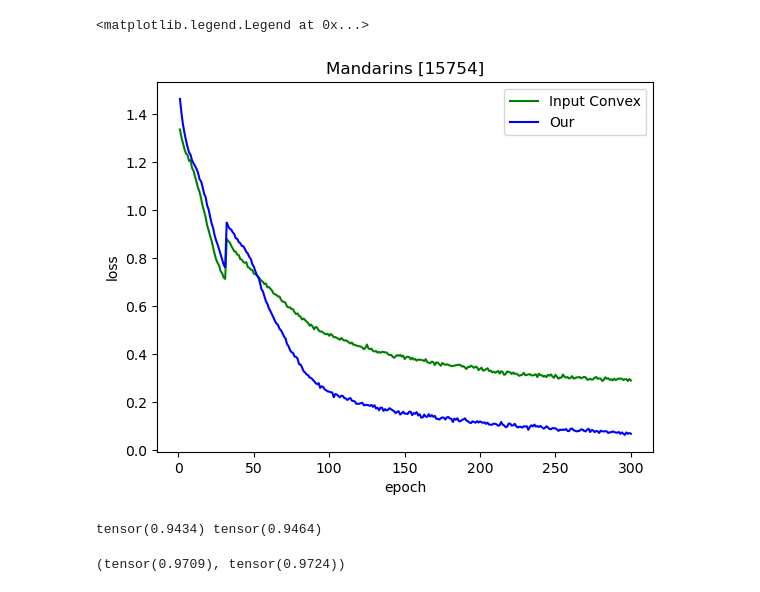
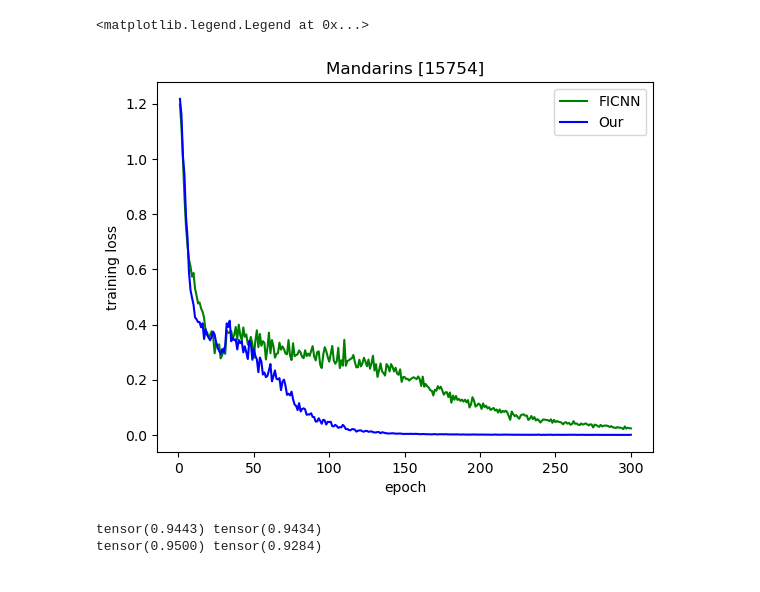
Before and after one commit to Sp00nyMan/Path-Connected-Segmentation-Network, a Jupyter notebook: main.ipynb, the cells around one changed output. Drawn from its saved outputs; the diff is of its cells as text; code cells hidden in the pictures.

```diff
--- a/main.ipynb
+++ b/main.ipynb
@@ -68,22 +10,20 @@ plt.show()
 # %%
 from matplotlib import pyplot as plt
 import pandas as pd
-df = pd.read_csv(r".snapshots/log_mandarins_convex.csv", index_col="epoch")
+df = pd.read_csv(r".snapshots/mandarins_convex_teacher/log.csv", index_col="epoch")
 loss_convex = df["train_loss"]
-df = pd.read_csv(r".snapshots/log_mandarins_connected.csv", index_col="epoch")
+df = pd.read_csv(r".snapshots/mandarins_pc_teacher/log.csv", index_col="epoch")
 loss_connected = df["train_loss"]
 # %%
-end = 300
-# plt.plot(loss_fc[:end], c="r")
-plt.plot(loss_convex[:end], c="g")
-plt.plot(loss_connected[:end], c="b")
+plt.plot(loss_convex, c="g")
+plt.plot(loss_connected, c="b")
 plt.title("Mandarins [15754]")
 plt.xlabel("epoch")
-plt.ylabel("loss")
-plt.legend(["Input Convex", "Our"])
+plt.ylabel("training loss")
+plt.legend(["FICNN", "Our"])
 # %% [output]
 <matplotlib.legend.Legend at 0x...>
-[figure, old version]
+[figure, new version]
 # %%
 from utils.data_utils import ImageDataset
 from utils.log_save_utils import CheckpointManager
@@ -91,30 +31,40 @@ from models import Network, FlowNetwork
 import torch
 
 original_image = f"data/apples.png"
-all_dataset = ImageDataset(original_image, None, None, train=False)
+image_gt_fore = f"data/gt/apples_fore.png"
+image_gt_back = f"data/gt/apples_back.png"
 
-cm = CheckpointManager(".snapshots/", "plain_apples")
-plain = cm.load(Network(5), None)[0]
-plain_apples = plain(torch.tensor(all_dataset.data)).detach().round()
+ground_truth_apples = ImageDataset(original_image, image_gt_fore, image_gt_back)
+data = torch.tensor(ground_truth_apples.data[:, :2])
+labels = torch.tensor(ground_truth_apples.labels)
 
-cm = CheckpointManager(".snapshots/", "convex_apples")
+cm = CheckpointManager(".snapshots/apples_convex", "convex")
 convex = cm.load(Network(2, hidden_neurons=80, convex=True), None)[0]
-convex_apples = convex(torch.tensor(all_dataset.data[:, :2])).detach().round()
+convex_apples = convex(data).detach().round()
 
-cm = CheckpointManager(".snapshots/", "convex_apples_flow")
+cm = CheckpointManager(".snapshots/apples_convex_teacher", "convex")
 convex = cm.load(Network(2, hidden_neurons=80, convex=True), None)[0]
-cm = CheckpointManager(".snapshots/", "flow_apples")
+convex_apples_teacher = convex(data).detach().round()
+
+cm = CheckpointManager(".snapshots/apples_pc", "convex")
+convex = cm.load(Network(2, hidden_neurons=80, convex=True), None)[0]
+cm = CheckpointManager(".snapshots/apples_pc", "flow")
 flow = cm.load(FlowNetwork(2, 50), None)[0]
-flow_apples = convex(flow(torch.tensor(all_dataset.data[:, :2]))).detach().round()
+flow_apples = convex(flow(data)).detach().round()
+
+cm = CheckpointManager(".snapshots/apples_pc_teacher", "convex")
+convex = cm.load(Network(2, hidden_neurons=80, convex=True), None)[0]
+cm = CheckpointManager(".snapshots/apples_pc_teacher", "flow")
+flow = cm.load(FlowNetwork(2, 50), None)[0]
+flow_apples_teacher = convex(flow(data)).detach().round()
+
+from torchmetrics import JaccardIndex
+iou = JaccardIndex(task='binary', num_classes=2)
+print(iou(convex_apples, labels), iou(convex_apples_teacher, labels))
+print(iou(flow_apples, labels), iou(flow_apples_teacher, labels))
+# %% [output]
+tensor(0.9443) tensor(0.9434)
+tensor(0.9500) tensor(0.9284)
-# %%
-from torchmetrics import JaccardIndex, F1Score
-iou = JaccardIndex(task='binary', num_classes=2)
-print(iou(convex_apples, plain_apples), iou(flow_apples, plain_apples))
-f1 = F1Score('binary', num_classes=2)
-f1(convex_apples, plain_apples), f1(flow_apples, plain_apples)
-# %% [output]
-tensor(0.9434) tensor(0.9464)
-(tensor(0.9709), tensor(0.9724))
 # %%
 from utils.data_utils import ImageDataset
 from utils.log_save_utils import CheckpointManager
```
Also changed, not shown: parts of 7 cells of this notebook, 3 other files.
